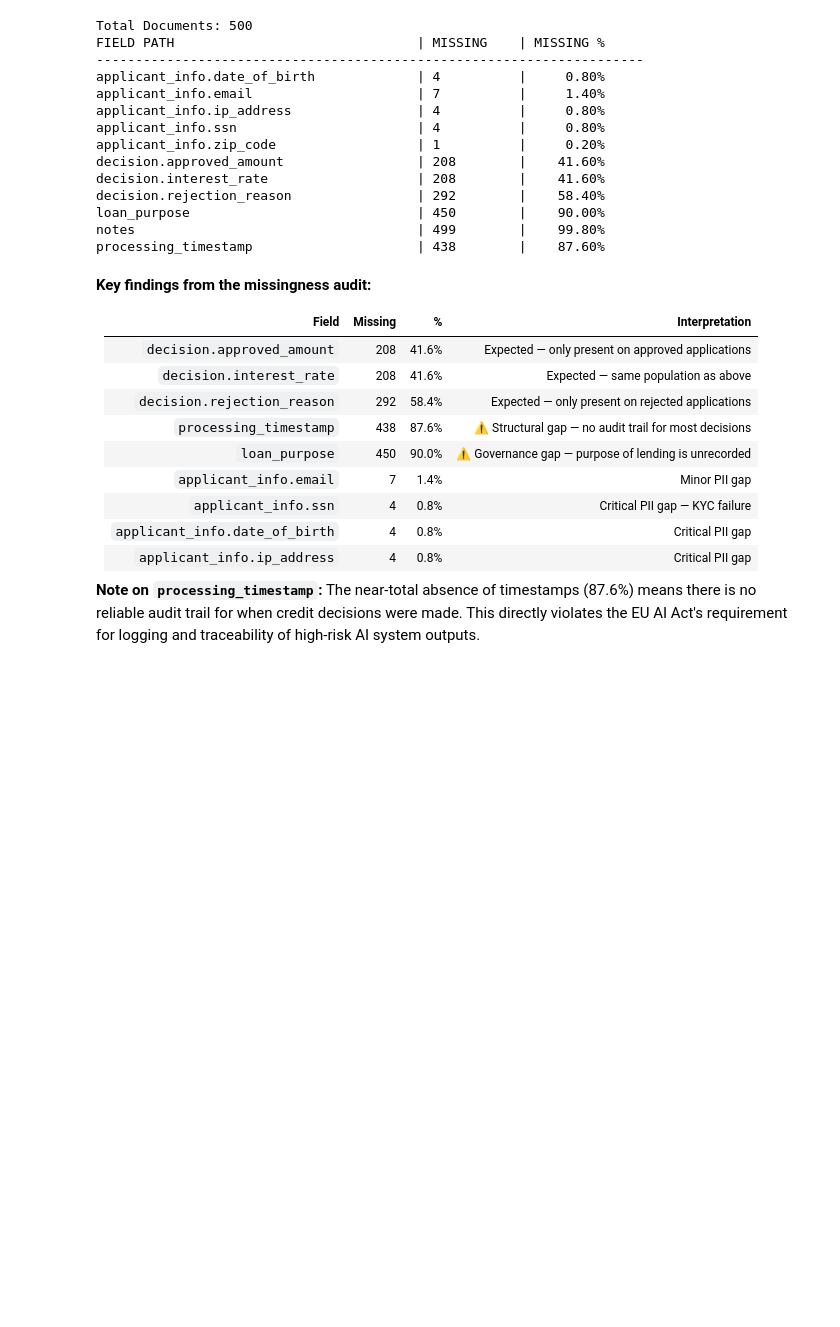
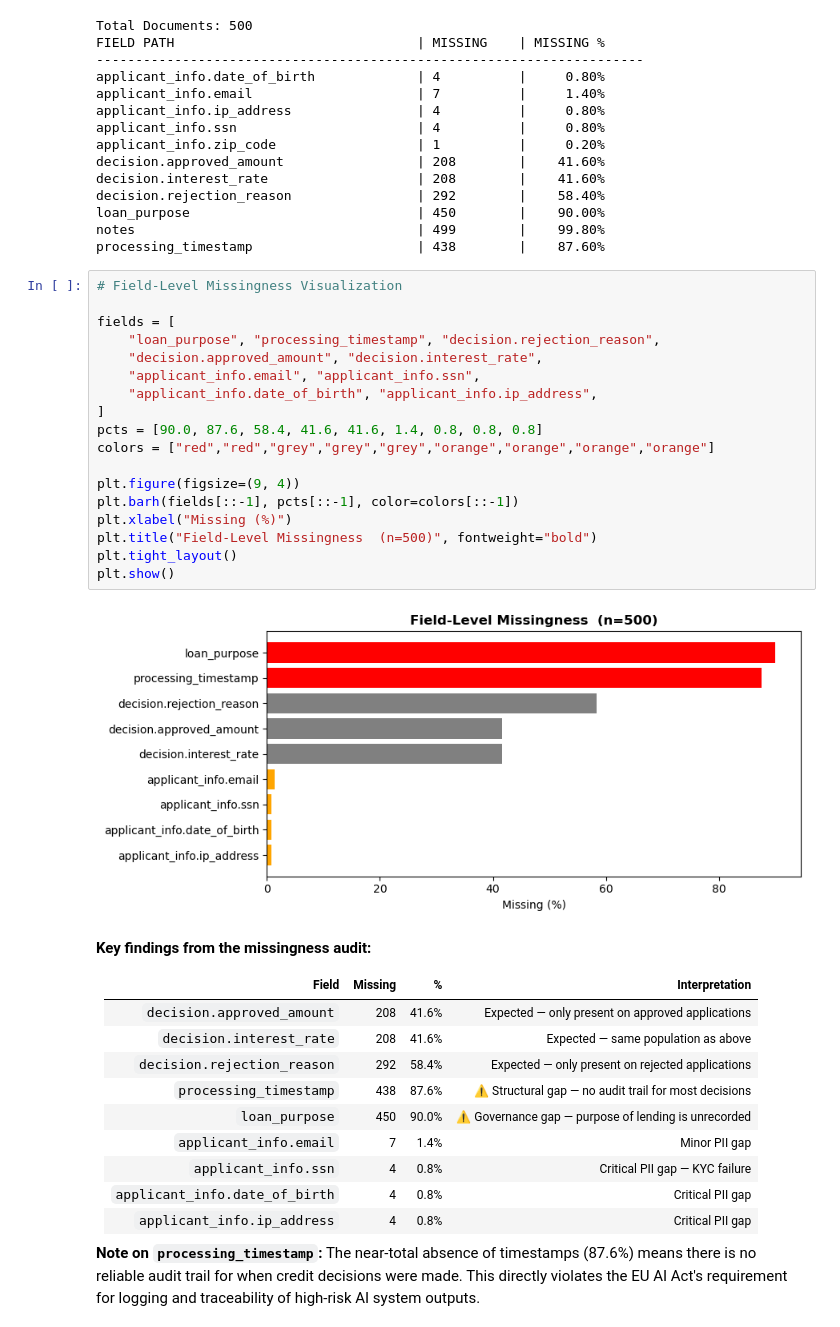
Before and after one commit to arturbstos/dego-project-team13, a Jupyter notebook: notebooks/01-data-quality.ipynb, the cells around one changed output. Cells and saved outputs as stored; diff of their text form; blank space fills up the shorter version.

```diff
--- a/notebooks/01-data-quality.ipynb
+++ b/notebooks/01-data-quality.ipynb
@@ -698,6 +733,26 @@ decision.rejection_reason                | 292        |    58.40%
 loan_purpose                             | 450        |    90.00%
 notes                                    | 499        |    99.80%
 processing_timestamp                     | 438        |    87.60%
+# %%
+# Field-Level Missingness Visualization
+
+fields = [
+    "loan_purpose", "processing_timestamp", "decision.rejection_reason",
+    "decision.approved_amount", "decision.interest_rate",
+    "applicant_info.email", "applicant_info.ssn",
+    "applicant_info.date_of_birth", "applicant_info.ip_address",
+]
+pcts = [90.0, 87.6, 58.4, 41.6, 41.6, 1.4, 0.8, 0.8, 0.8]
+colors = ["red","red","grey","grey","grey","orange","orange","orange","orange"]
+
+plt.figure(figsize=(9, 4))
+plt.barh(fields[::-1], pcts[::-1], color=colors[::-1])
+plt.xlabel("Missing (%)")
+plt.title("Field-Level Missingness  (n=500)", fontweight="bold")
+plt.tight_layout()
+plt.show()
+# %% [output]
+[figure, added]
 # %% [markdown]
 **Key findings from the missingness audit:**
 
```
Also changed, not shown: parts of 9 cells of this notebook.
